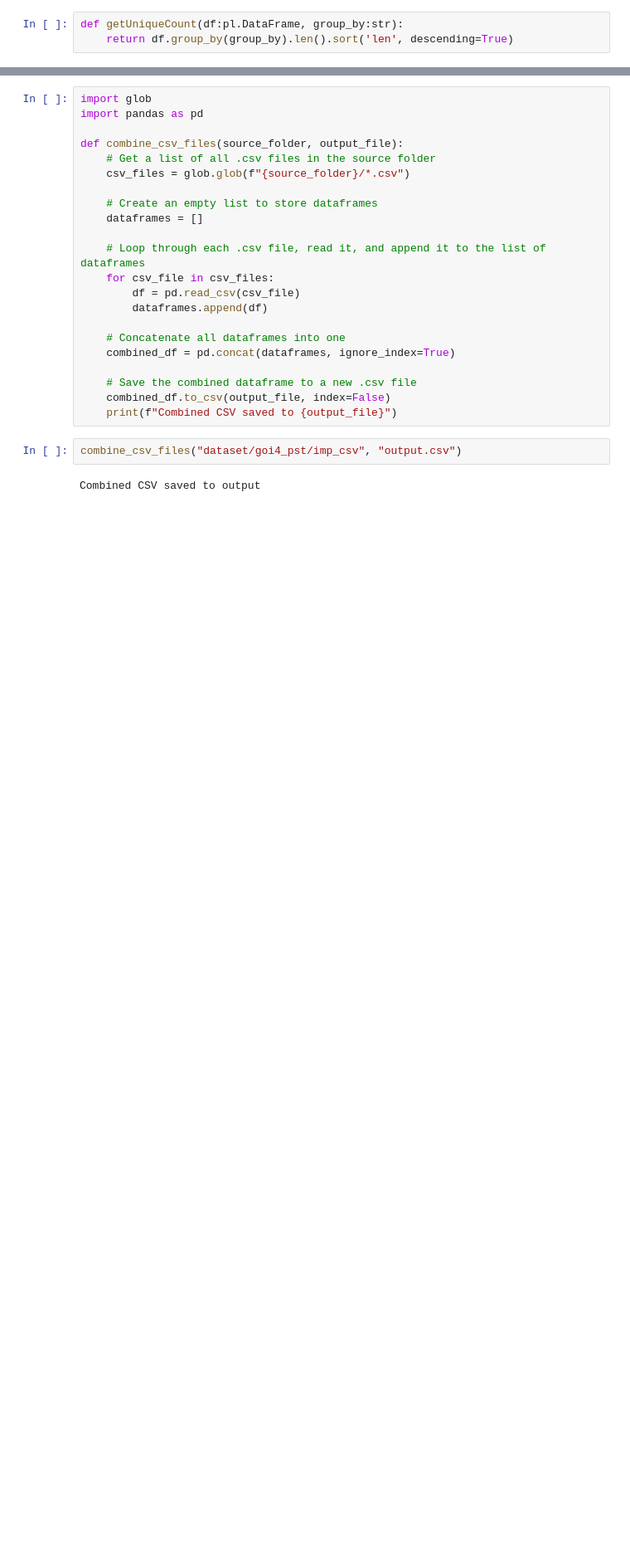
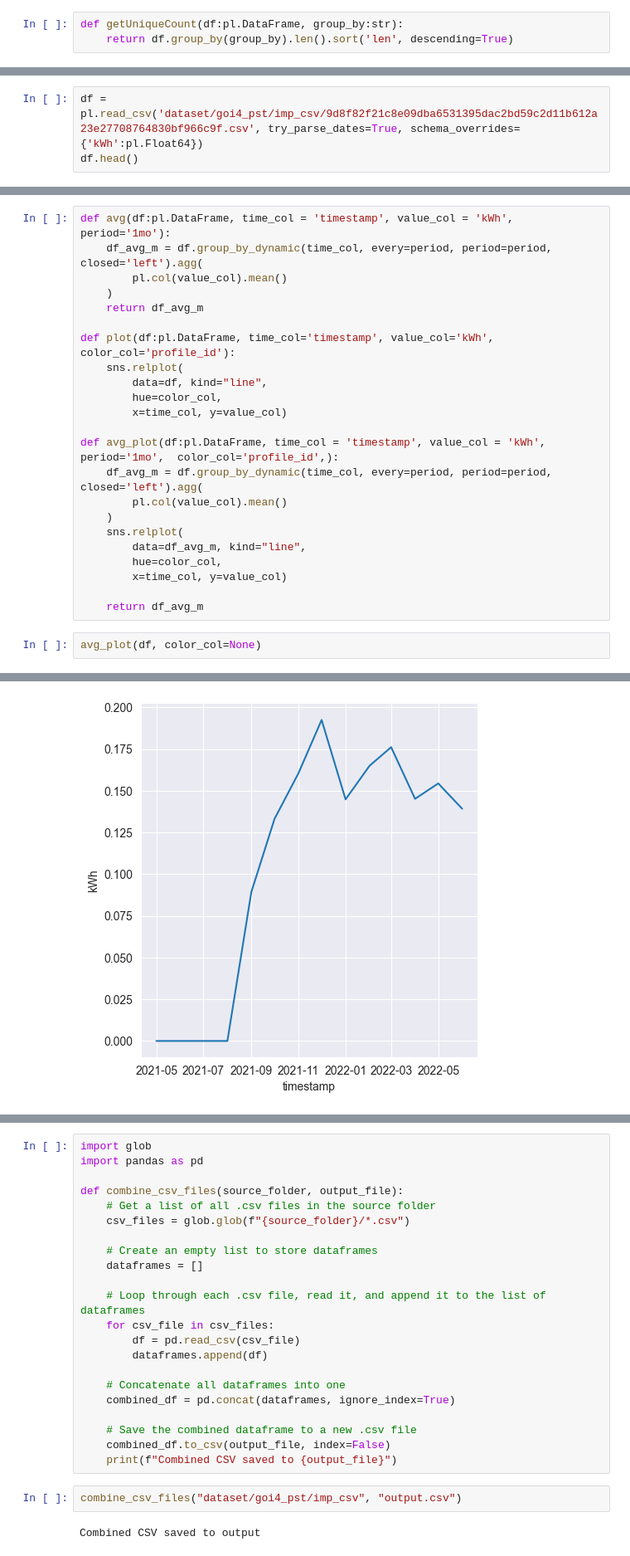
Before and after one commit to hajalibayram/GoiEner-dataset, a Jupyter notebook: sandbox.ipynb, the cells around one changed output, grey strips where cells are left out. Shown at 83% size. Drawn from its saved outputs; the diff is of its cells as text; blank space fills up the shorter version.

```diff
--- a/sandbox.ipynb
+++ b/sandbox.ipynb
@@ -101,0 +129,3 @@ shape: (42, 2)
+# %%
+df = pl.read_csv('dataset/goi4_pst/imp_csv/9d8f82f21c8e09dba6531395dac2bd59c2d11b612a23e27708764830bf966c9f.csv', try_parse_dates=True, schema_overrides={'kWh':pl.Float64})
+df.head()
@@ -101,0 +141,26 @@ shape: (42, 2)
+# %%
+def avg(df:pl.DataFrame, time_col = 'timestamp', value_col = 'kWh', period='1mo'):
+    df_avg_m = df.group_by_dynamic(time_col, every=period, period=period, closed='left').agg(
+        pl.col(value_col).mean()
+    )
+    return df_avg_m
+
+def plot(df:pl.DataFrame, time_col='timestamp', value_col='kWh', color_col='profile_id'):
+    sns.relplot(
+        data=df, kind="line",
+        hue=color_col,
+        x=time_col, y=value_col)
+
+def avg_plot(df:pl.DataFrame, time_col = 'timestamp', value_col = 'kWh', period='1mo',  color_col='profile_id',):
+    df_avg_m = df.group_by_dynamic(time_col, every=period, period=period, closed='left').agg(
+        pl.col(value_col).mean()
+    )
+    sns.relplot(
+        data=df_avg_m, kind="line",
+        hue=color_col,
+        x=time_col, y=value_col)
+
+    return df_avg_m
+# %%
+avg_plot(df, color_col=None)
+# %% [output]
@@ -101,0 +181 @@ shape: (42, 2)
+[figure, added]
```
Also changed, not shown: parts of 31 cells of this notebook, 4 other files.
